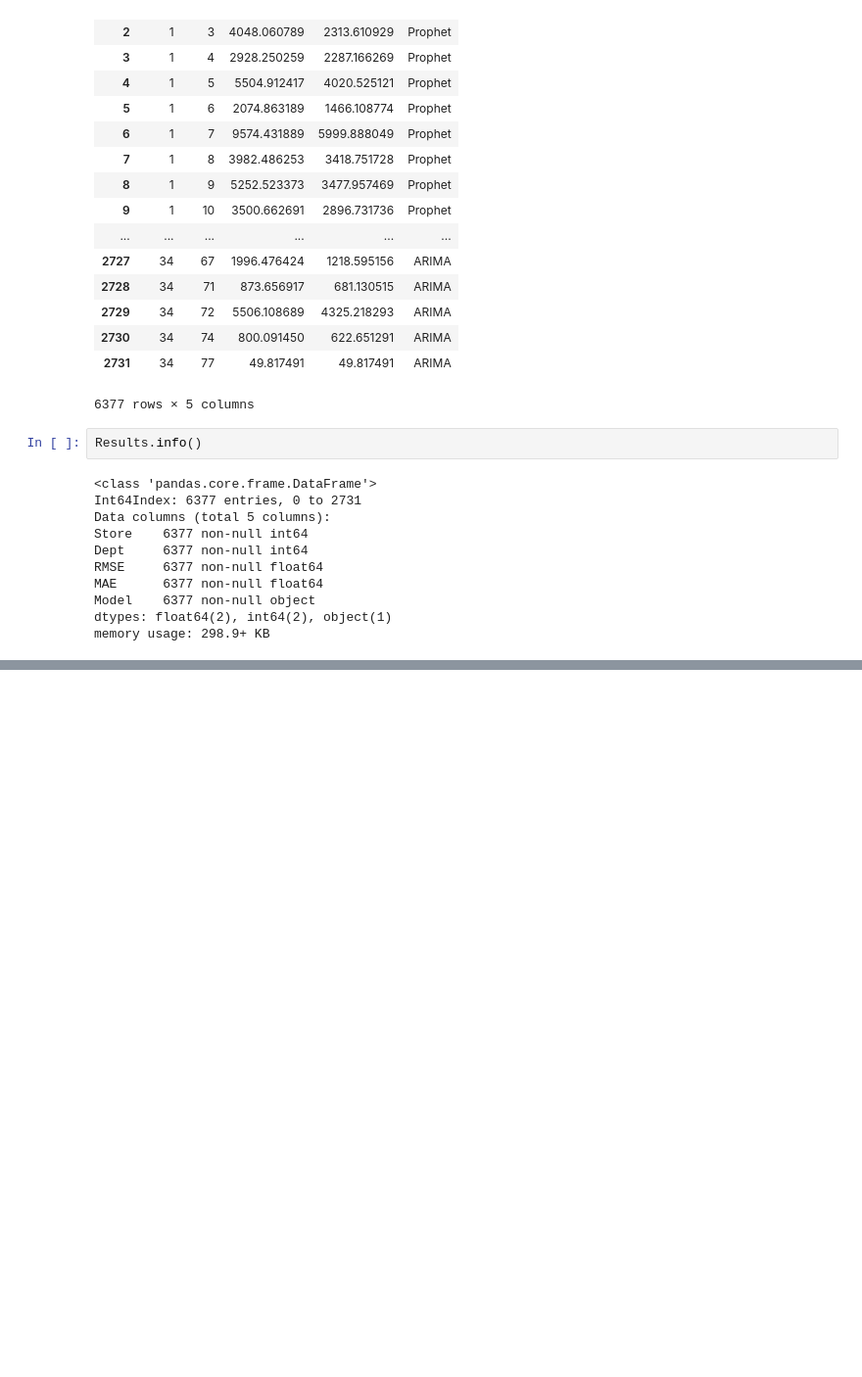
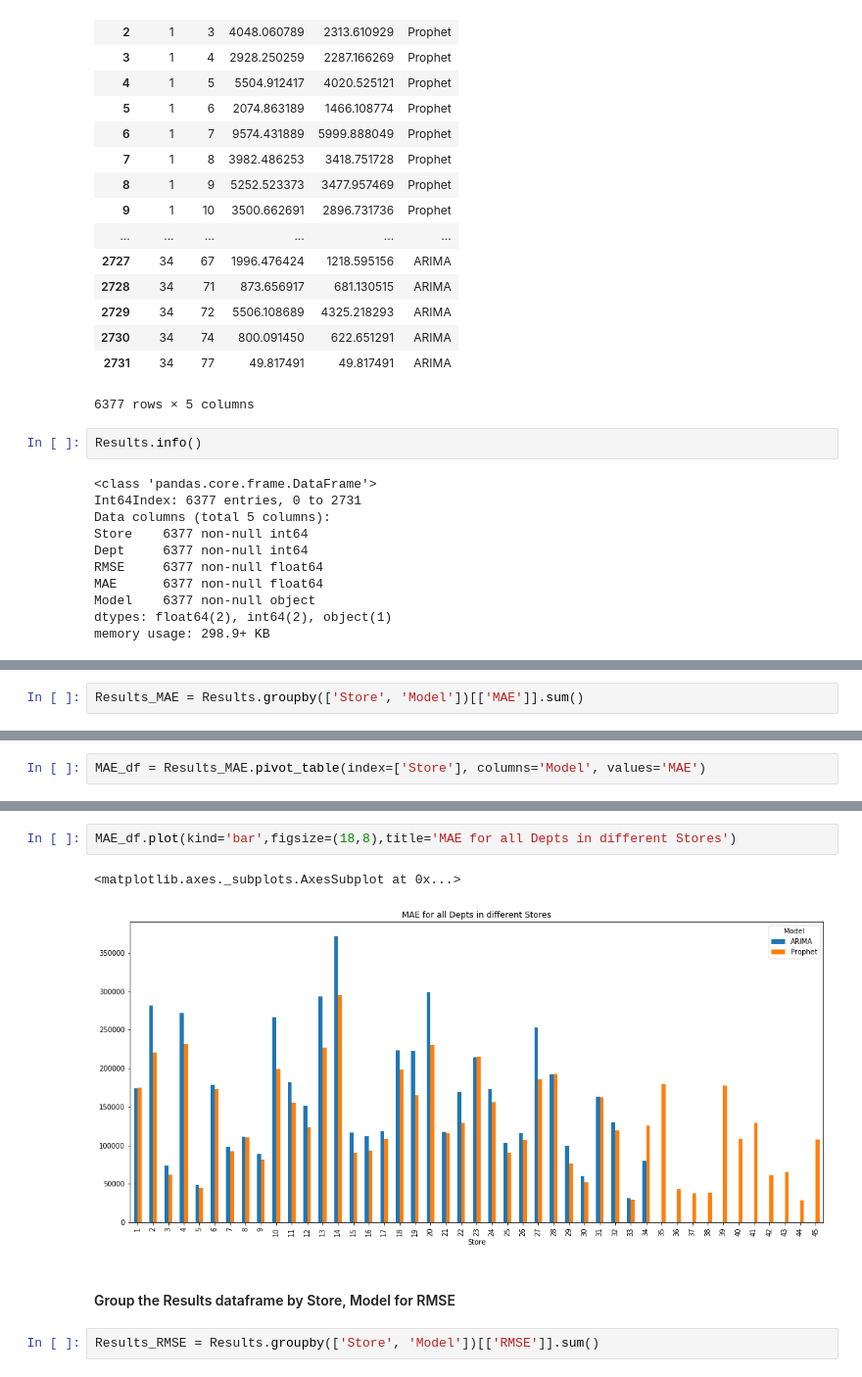
Before and after one commit to csumithra/capstone_proj, a Jupyter notebook: FcstSales_fbprophet_ARIMA_AllLocDepts_Final.ipynb, the cells around one changed output, grey strips where cells are left out. Shown at 98% size. Drawn from its saved outputs; the diff is of its cells as text; blank space fills up the shorter version.

Commit message:
Modified the MAE, RMSE graph displaying 2 models

```diff
--- a/FcstSales_fbprophet_ARIMA_AllLocDepts_Final.ipynb
+++ b/FcstSales_fbprophet_ARIMA_AllLocDepts_Final.ipynb
@@ -794,0 +658,2 @@ def forecast_sales_arima(df, store_locations, departments):
+# %%
+Results_MAE = Results.groupby(['Store', 'Model'])[['MAE']].sum()
@@ -794,0 +670,2 @@ def forecast_sales_arima(df, store_locations, departments):
+# %%
+MAE_df = Results_MAE.pivot_table(index=['Store'], columns='Model', values='MAE')
@@ -794,0 +682,9 @@ def forecast_sales_arima(df, store_locations, departments):
+# %%
+MAE_df.plot(kind='bar',figsize=(18,8),title='MAE for all Depts in different Stores')
+# %% [output]
+<matplotlib.axes._subplots.AxesSubplot at 0x...>
+[figure, added]
+# %% [markdown]
+#### Group the Results dataframe by Store, Model for RMSE
+# %%
+Results_RMSE = Results.groupby(['Store', 'Model'])[['RMSE']].sum()
```
Also changed, not shown: parts of 14 cells of this notebook.
